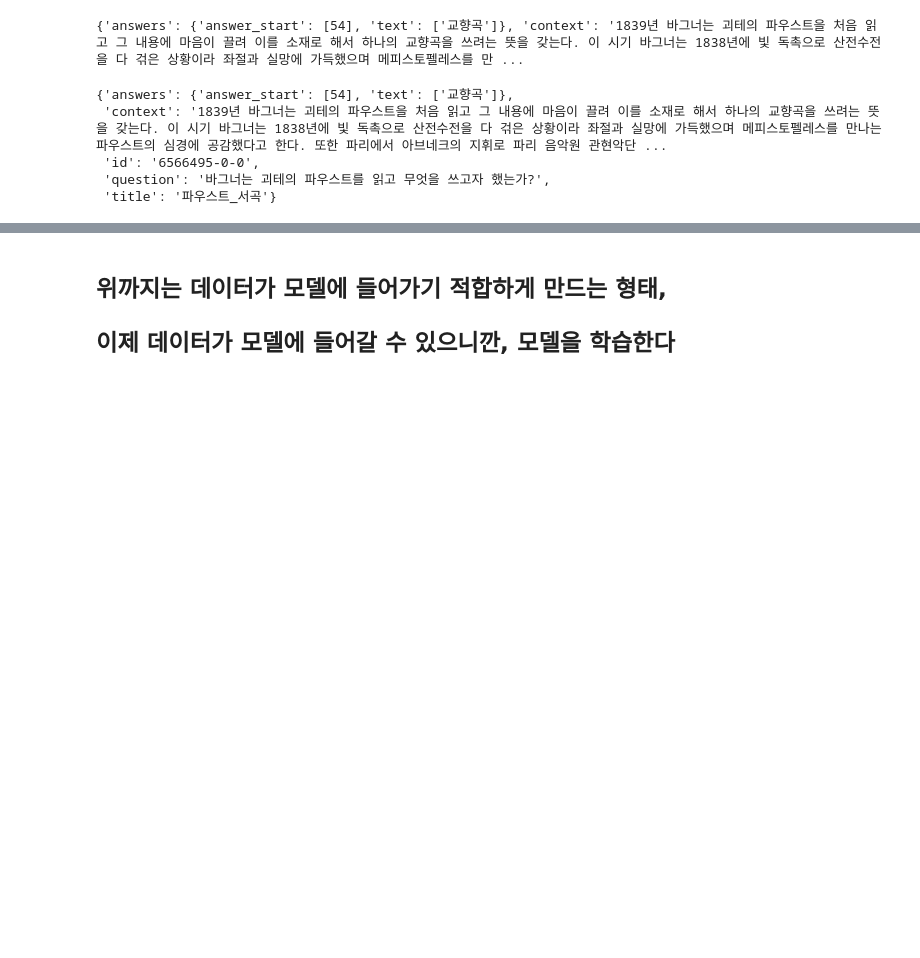
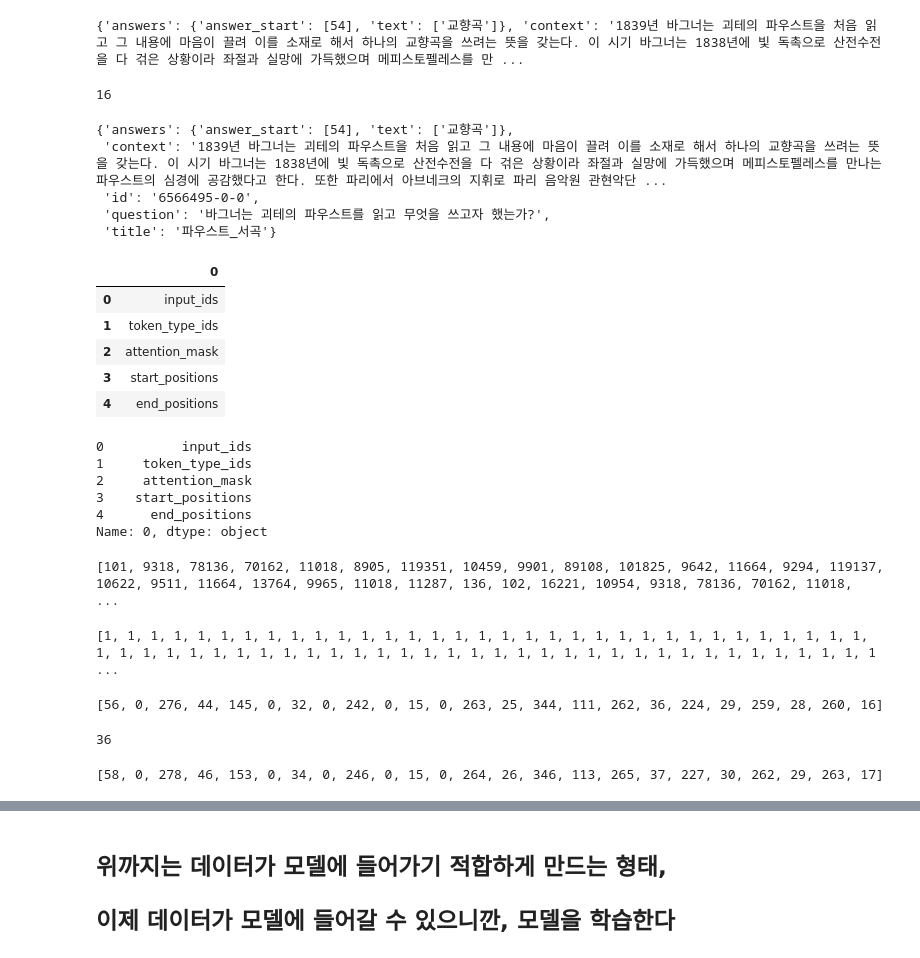
Before and after one commit to Hong-Hyun-Seung/upstage-basic-deeplearning, a Jupyter notebook: MRC_Practice_2_Extraction_based_MRC_ipynb의_사본.ipynb, the cells around one changed output, grey strips where cells are left out. Cells and saved outputs as stored; diff of their text form; code cells hidden in the pictures; blank space fills up the shorter version.

```diff
--- a/MRC_Practice_2_Extraction_based_MRC_ipynb의_사본.ipynb
+++ b/MRC_Practice_2_Extraction_based_MRC_ipynb의_사본.ipynb
@@ -208,7 +208,10 @@ print(train_dataset[0])
 # %% [output]
 {'answers': {'answer_start': [54], 'text': ['교향곡']}, 'context': '1839년 바그너는 괴테의 파우스트을 처음 읽고 그 내용에 마음이 끌려 이를 소재로 해서 하나의 교향곡을 쓰려는 뜻을 갖는다. 이 시기 바그너는 1838년에 빛 독촉으로 산전수전을 다 걲은 상황이라 좌절과 실망에 가득했으며 메피스토펠레스를 만 ...
 # %%
-train_dataset = train_dataset.select(range(max_train_samples))
+train_dataset = train_dataset.select(range(max_train_samples))#위에 정의 돼 있다
+print(len(train_dataset))
+# %% [output]
+16
 # %%
 train_dataset[0]
 # %% [output]
@@ -217,6 +220,47 @@ train_dataset[0]
  'id': '6566495-0-0',
  'question': '바그너는 괴테의 파우스트를 읽고 무엇을 쓰고자 했는가?',
  'title': '파우스트_서곡'}
+# %%
+import pandas as pd
+temp = pd.DataFrame(prepare_train_features(train_dataset))
+# %%
+temp
+# %% [output]
+|  | 0 |
+| 0 | input_ids |
+| 1 | token_type_ids |
+| 2 | attention_mask |
+| 3 | start_positions |
+| 4 | end_positions |
+# %%
+temp[0]
+# %% [output]
+0          input_ids
+1     token_type_ids
+2     attention_mask
+3    start_positions
+4      end_positions
+Name: 0, dtype: object
+# %%
+print(prepare_train_features(train_dataset)["input_ids"][0])
+# %% [output]
+[101, 9318, 78136, 70162, 11018, 8905, 119351, 10459, 9901, 89108, 101825, 9642, 11664, 9294, 119137, 10622, 9511, 11664, 13764, 9965, 11018, 11287, 136, 102, 16221, 10954, 9318, 78136, 70162, 11018,  ...
+# %%
+print(prepare_train_features(train_dataset)["attention_mask"][0])
+# %% [output]
+[1, 1, 1, 1, 1, 1, 1, 1, 1, 1, 1, 1, 1, 1, 1, 1, 1, 1, 1, 1, 1, 1, 1, 1, 1, 1, 1, 1, 1, 1, 1, 1, 1, 1, 1, 1, 1, 1, 1, 1, 1, 1, 1, 1, 1, 1, 1, 1, 1, 1, 1, 1, 1, 1, 1, 1, 1, 1, 1, 1, 1, 1, 1, 1, 1, 1, 1 ...
+# %%
+print(prepare_train_features(train_dataset)["start_positions"])
+# %% [output]
+[56, 0, 276, 44, 145, 0, 32, 0, 242, 0, 15, 0, 263, 25, 344, 111, 262, 36, 224, 29, 259, 28, 260, 16]
+# %%
+print(prepare_train_features(train_dataset)["start_positions"][17])
+# %% [output]
+36
+# %%
+print(prepare_train_features(train_dataset)["end_positions"])
+# %% [output]
+[58, 0, 278, 46, 153, 0, 34, 0, 246, 0, 15, 0, 264, 26, 346, 113, 265, 37, 227, 30, 262, 29, 263, 17]
 # %%
 column_names = datasets["train"].column_names #traindataset을 preprocess하는 과정
 train_dataset = train_dataset.map(
```
Also changed, not shown: parts of 12 cells of this notebook.
